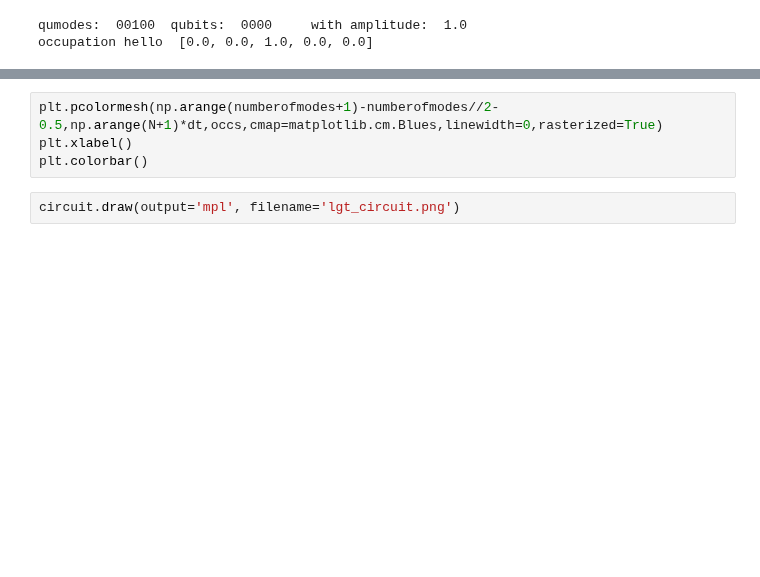
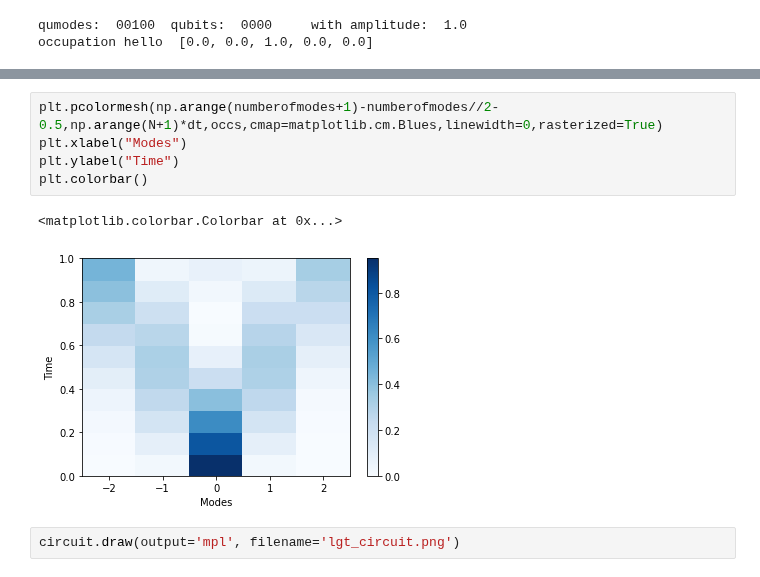
Before and after one commit to C2QA/bosonic-qiskit, a Jupyter notebook: tutorials/Z2-lattice-gauge-theory/Z2-lattice-gauge-theory.ipynb, the cells around one changed output, grey strips where cells are left out. Saved outputs shown, nothing was run; the diff lists cells and outputs as text; blank space fills up the shorter version.

```diff
--- a/tutorials/Z2-lattice-gauge-theory/Z2-lattice-gauge-theory.ipynb
+++ b/tutorials/Z2-lattice-gauge-theory/Z2-lattice-gauge-theory.ipynb
@@ -174,7 +200,11 @@ plt.colorbar()
 # %%
 plt.pcolormesh(np.arange(numberofmodes+1)-numberofmodes//2-0.5,np.arange(N+1)*dt,occs,cmap=matplotlib.cm.Blues,linewidth=0,rasterized=True)
-plt.xlabel()
+plt.xlabel("Modes")
+plt.ylabel("Time")
 plt.colorbar()
+# %% [output]
+<matplotlib.colorbar.Colorbar at 0x...>
+[figure, added]
 # %%
 circuit.draw(output='mpl', filename='lgt_circuit.png')
 # %%
```
Also changed, not shown: parts of 4 cells of this notebook.
